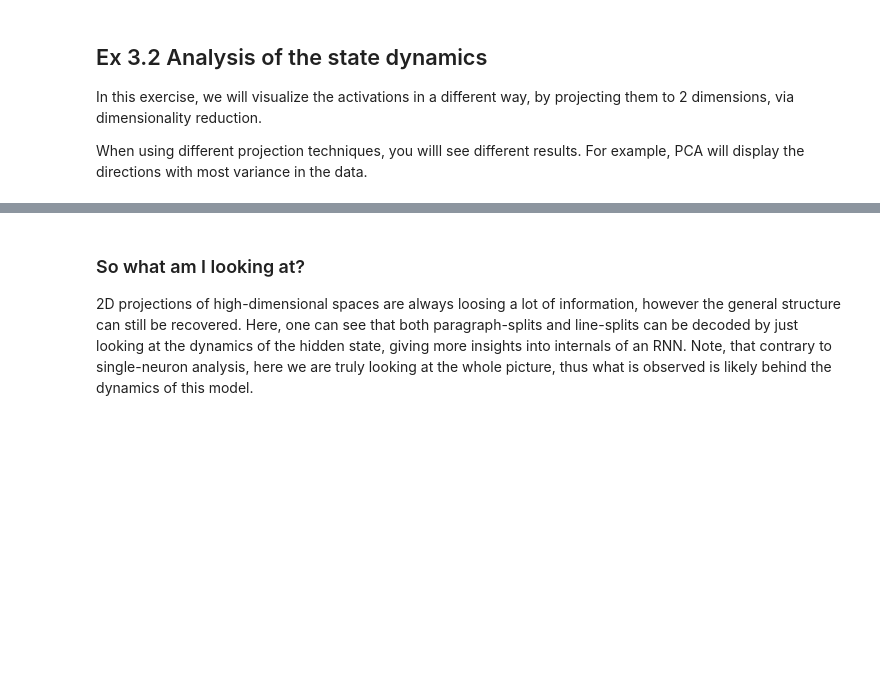
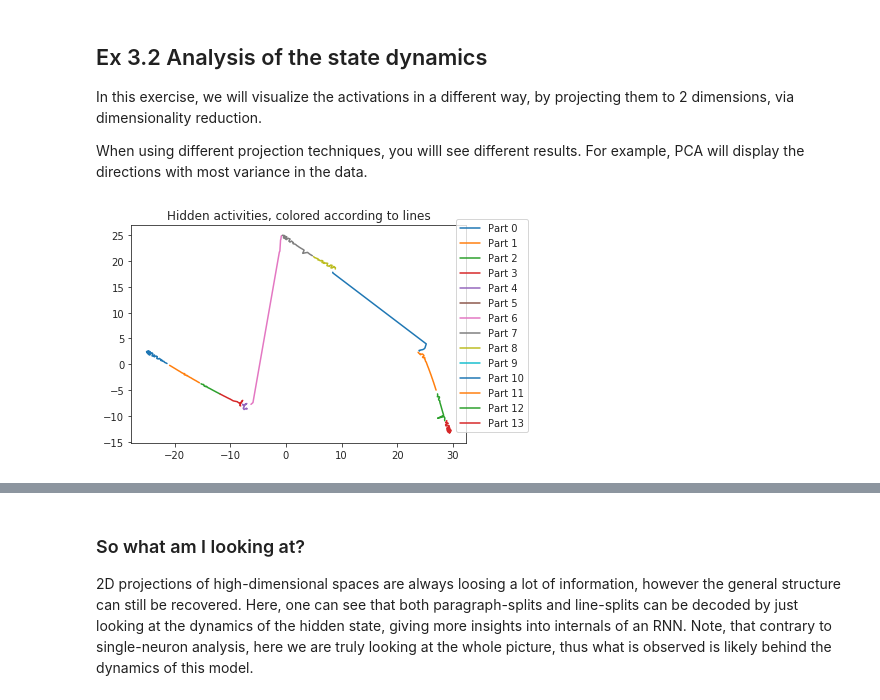
Before and after one commit to asorici/NN-labs, a Jupyter notebook: Lab4-RNN/RNN-working.ipynb, the cells around one changed output, grey strips where cells are left out. Cells and saved outputs as stored; diff of their text form; code cells hidden in the pictures; blank space fills up the shorter version.

```diff
--- a/Lab4-RNN/RNN-working.ipynb
+++ b/Lab4-RNN/RNN-working.ipynb
@@ -489,3 +1093,73 @@ Note, that if neurons like these do not appear it does not mean that network doe
 In this exercise, we will visualize the activations in a different way, by projecting them to 2 dimensions, via dimensionality reduction.
 
 When using different projection techniques, you willl see different results. For example, PCA will display the directions with most variance in the data.
+# %%
+#@title Compute 2D projection of the hidden state
+
+from sklearn.decomposition import PCA
+from sklearn.manifold import TSNE, Isomap
+
+projector = 'TSNE' #@param ['PCA', 'TSNE', 'Isomap']
+projector_fun = eval(projector)
+
+kwargs = {
+    'TSNE': {'perplexity': 50},
+    'PCA': {},
+    'Isomap': {}
+}
+
+values = selected_activations.reshape(selected_activations.shape[0], -1)
+projector = projector_fun(n_components=2, **kwargs[projector])
+
+values_2d = projector.fit_transform(values)
+# %%
+#@title Data plotter
+
+splits = {
+    'nothing': ('$', ),
+    'lines': ('|', ),
+    'paragraphs': ('|', '|', ),
+}
+
+split_criterion = 'lines' #@param ['nothing', 'lines', 'paragraphs']
+
+parts = []
+part = ""
+for cid, char in enumerate(chars):
+  match = True
+  part += char
+  for k in range(min(len(chars)-cid, len(splits[split_criterion]))):
+    if chars[cid+k] != splits[split_criterion][k]:
+      match = False
+  if match:
+    parts.append(len(part))
+    part = ""
+
+if len(part)>0:
+  parts.append(len(part))
+
+
+plt.figure()
+plt.title('Hidden activities, colored according to %s'
+          % split_criterion.replace('_', ' '))
+current = 0
+for part_id, part in enumerate(parts):
+  plt.plot(values_2d[current:current+part,0],
+           values_2d[current:current+part,1],
+           label='Part %d' % part_id)
+  current += part
+
+plt.legend(bbox_to_anchor=(1.2, 1.05))
+plt.show()
+
+current = 0
+for part_id, part in enumerate(parts):
+  print('Part %d' % part_id)
+  print(dataset_train.to_human_readable((text[current:current+part], 0),
+                                              False, indices=[0],
+                                              pretify=True))
+  print()
+
+  current += part
+# %% [output]
+[figure, added]
```
Also changed, not shown: parts of 9 cells of this notebook.
